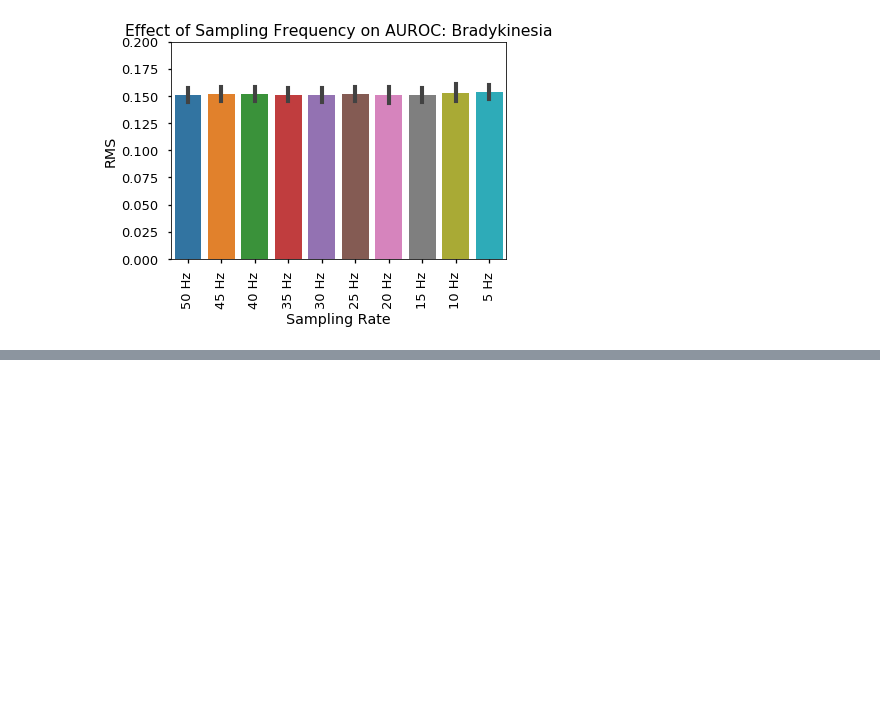
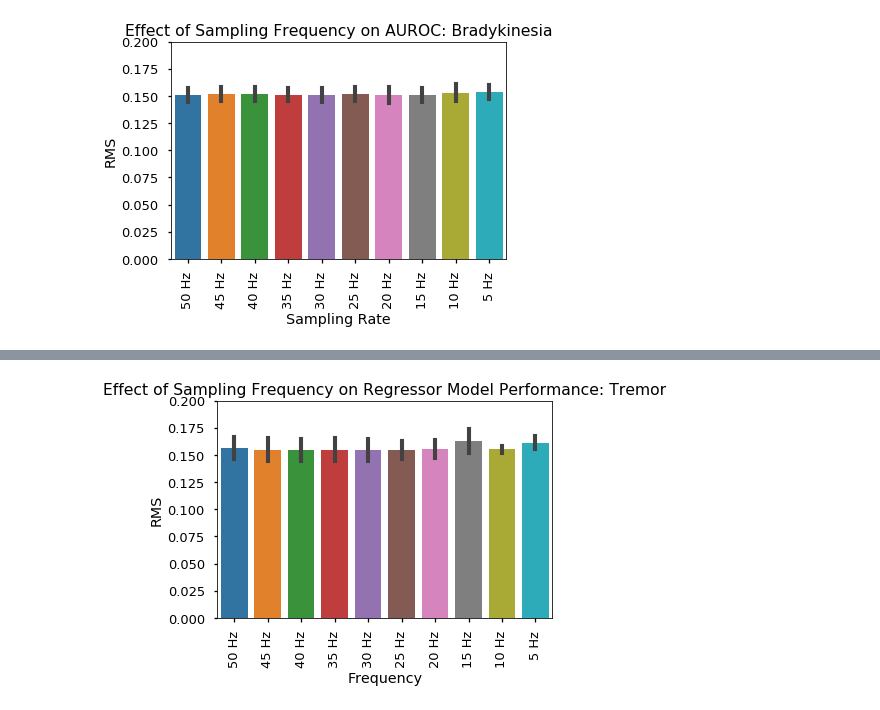
Before and after one commit to sanjeev-tv/CIS-PD, a Jupyter notebook: Downsampling Analysis.ipynb, the cells around one changed output, grey strips where cells are left out. Cells and saved outputs as stored; diff of their text form; code cells hidden in the pictures; blank space fills up the shorter version.

```diff
--- a/Downsampling Analysis.ipynb
+++ b/Downsampling Analysis.ipynb
@@ -1183,0 +1390,4 @@ plt.savefig('Results/Downsample/RegressorSensorBrady.png',format='png',dpi=1000)
+# %%
+barplotFeatures(results,'watch','Tremor','Regressor')
+# %% [output]
+[figure, added]
```
Also changed, not shown: parts of 16 cells of this notebook.
